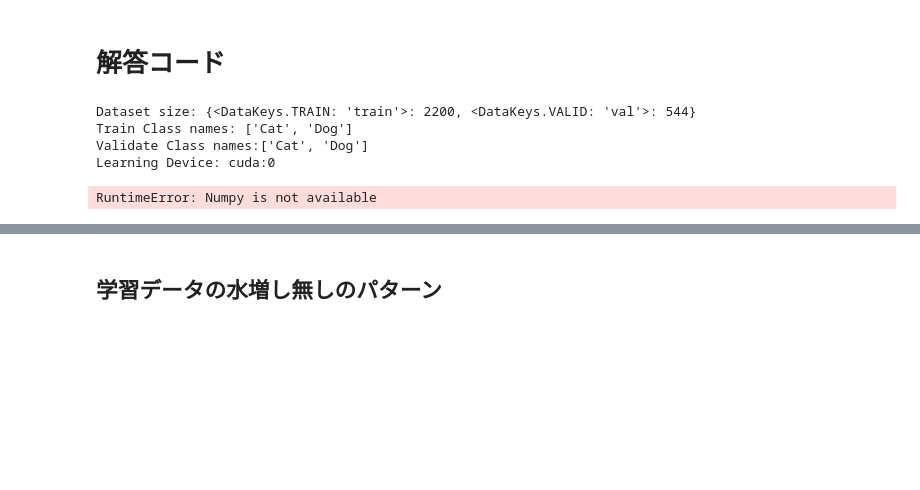
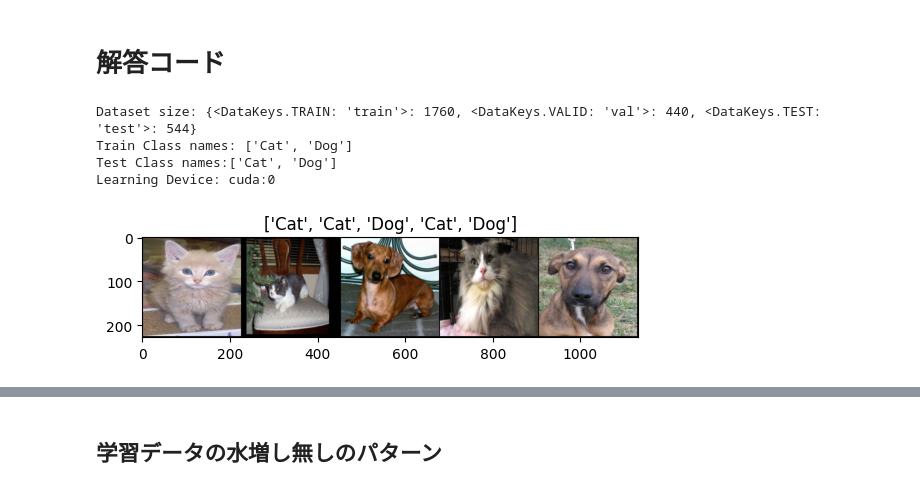
Before and after one commit to tsyu12345/class-recognition-ad-cource, a Jupyter notebook: 23vr008n.ipynb, the cells around one changed output, grey strips where cells are left out. Drawn from its saved outputs; the diff is of its cells as text; code cells hidden in the pictures; blank space fills up the shorter version.

```diff
--- a/23vr008n.ipynb
+++ b/23vr008n.ipynb
@@ -39,6 +36,7 @@ import copy
 class DataKeys(Enum):
     TRAIN = "train"
     VALID = "val"
+    TEST = "test"
 
 DATA_DIR = "./DogCat"
 TRAIN_DIR = os.path.join(DATA_DIR, "train")
@@ -58,48 +56,52 @@ data_transfroms = {
 
 datasets = {
     DataKeys.TRAIN: datasets.ImageFolder(TRAIN_DIR, transform=data_transfroms[DataKeys.TRAIN]),
-    DataKeys.VALID: datasets.ImageFolder(VALID_DIR, transform=data_transfroms[DataKeys.VALID])
+    DataKeys.TEST: datasets.ImageFolder(VALID_DIR, transform=data_transfroms[DataKeys.VALID])
 }
 
+# 訓練データを訓練用と検証用に分割
+train_size = int(0.8 * len(datasets[DataKeys.TRAIN]))
+val_size = len(datasets[DataKeys.TRAIN]) - train_size
+train_dataset, val_dataset = random_split(datasets[DataKeys.TRAIN], [train_size, val_size])
+
 dataloaders = {
-    DataKeys.TRAIN: DataLoader(datasets[DataKeys.TRAIN], batch_size=32, shuffle=True, num_workers=4),
-    DataKeys.VALID: DataLoader(datasets[DataKeys.VALID], batch_size=32, shuffle=False, num_workers=4)
+    DataKeys.TRAIN: DataLoader(train_dataset, batch_size=32, shuffle=True, num_workers=4),
+    DataKeys.VALID: DataLoader(val_dataset, batch_size=32, shuffle=True, num_workers=4),
+    DataKeys.TEST: DataLoader(datasets[DataKeys.TEST], batch_size=32, shuffle=False, num_workers=4),
 }
 # %%
 # データセットの確認
 
-dataset_sizes = {x: len(datasets[x]) for x in [DataKeys.TRAIN, DataKeys.VALID]}
+dataset_sizes = {x: len(dataloaders[x].dataset) for x in [DataKeys.TRAIN, DataKeys.VALID, DataKeys.TEST]}
 class_names = datasets[DataKeys.TRAIN].classes
 device = torch.device("cuda:0" if torch.cuda.is_available() else "cpu")
 
 print(f"Dataset size: {dataset_sizes}")
 print(f"Train Class names: {class_names}")
-print(f"Validate Class names:{datasets[DataKeys.VALID].classes}")
+print(f"Test Class names:{datasets[DataKeys.TEST].classes}")
 print(f"Learning Device: {device}")
 # %% [output]
-Dataset size: {<DataKeys.TRAIN: 'train'>: 2200, <DataKeys.VALID: 'val'>: 544}
+Dataset size: {<DataKeys.TRAIN: 'train'>: 1760, <DataKeys.VALID: 'val'>: 440, <DataKeys.TEST: 'test'>: 544}
 Train Class names: ['Cat', 'Dog']
-Validate Class names:['Cat', 'Dog']
+Test Class names:['Cat', 'Dog']
 Learning Device: cuda:0
 # %%
 # ランダムに5枚の画像を表示する関数
 def imshow(inp, title=None):
     inp = inp.cpu().numpy().transpose((1, 2, 0))  # CPUテンソルに変換してからNumpy配列に変換
     plt.imshow(inp)
     if title is not None:
         plt.title(title)
     plt.pause(0.001)  # プロットが更新されるのを一時停止
 
 # ランダムに5枚の画像を表示
 def show_random_images(dataloader):
     inputs, classes = next(iter(dataloader))
     out = utils.make_grid(inputs[:5])
     imshow(out, title=[class_names[x] for x in classes[:5]])
     plt.show()
 
 # 訓練データ中任意の5枚を表示
 show_random_images(dataloaders[DataKeys.TRAIN])
-plt.title("Training DataSets")
-plt.show()
 # %% [output]
-RuntimeError: Numpy is not available
+[figure, added]
```
Also changed, not shown: parts of 10 cells of this notebook.
